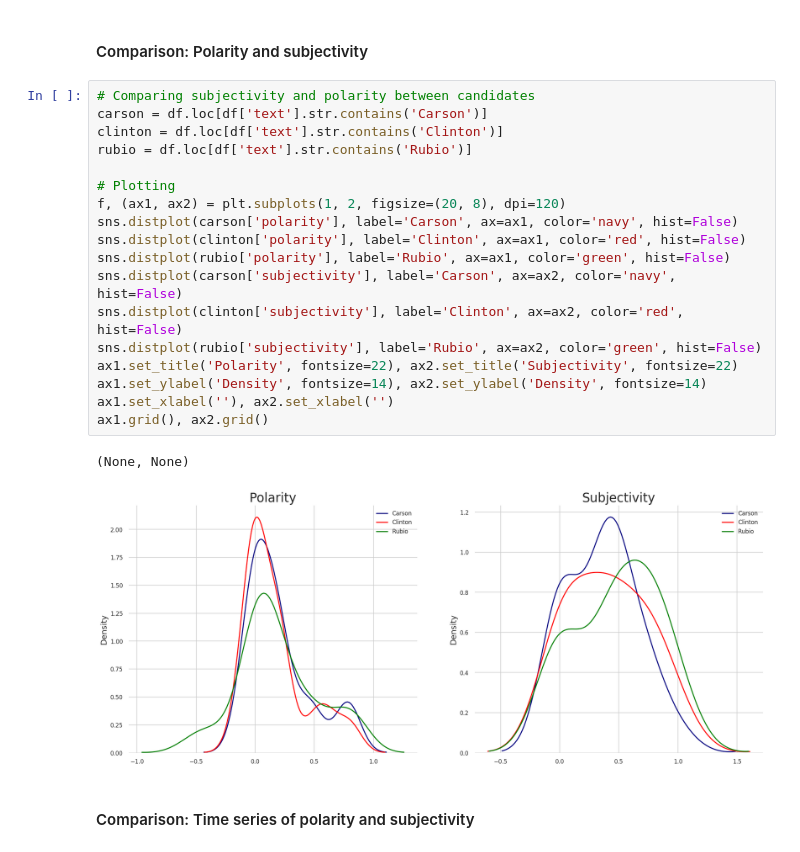
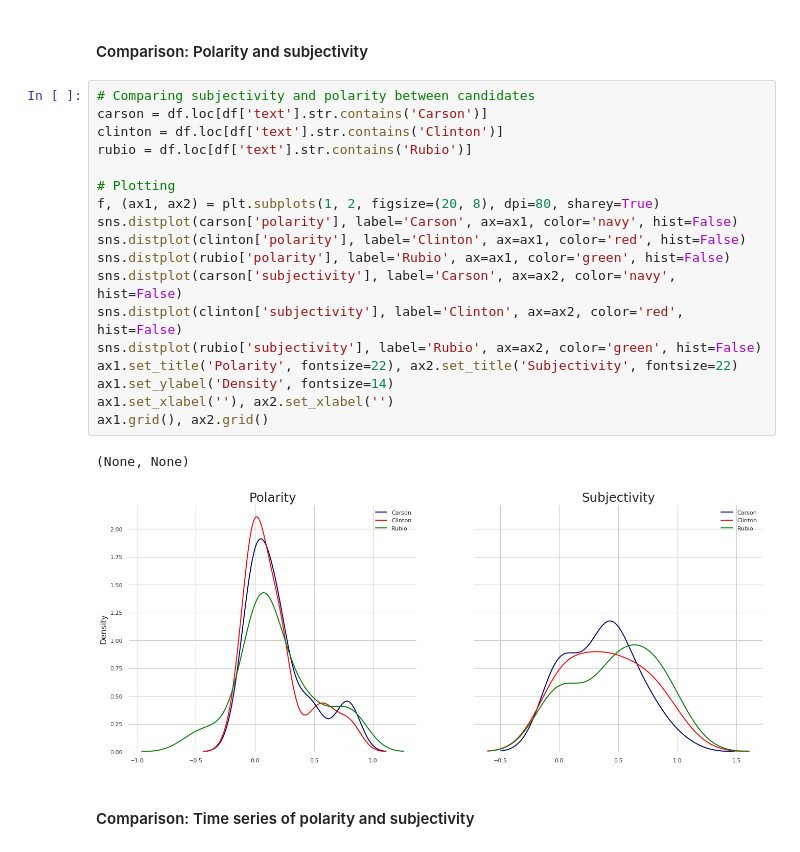
Before and after one commit to wildlyclassyprince/data-playground, a Jupyter notebook: trump_tweets/trump_tweets.ipynb, the cells around one changed output. Saved outputs shown, nothing was run; the diff lists cells and outputs as text.

```diff
--- a/trump_tweets/trump_tweets.ipynb
+++ b/trump_tweets/trump_tweets.ipynb
@@ -599,24 +607,24 @@ g.map_lower(correlations)
 # %%
 # Comparing subjectivity and polarity between candidates
 carson = df.loc[df['text'].str.contains('Carson')]
 clinton = df.loc[df['text'].str.contains('Clinton')]
 rubio = df.loc[df['text'].str.contains('Rubio')]
 
 # Plotting
-f, (ax1, ax2) = plt.subplots(1, 2, figsize=(20, 8), dpi=120)
+f, (ax1, ax2) = plt.subplots(1, 2, figsize=(20, 8), dpi=80, sharey=True)
 sns.distplot(carson['polarity'], label='Carson', ax=ax1, color='navy', hist=False)
 sns.distplot(clinton['polarity'], label='Clinton', ax=ax1, color='red', hist=False)
 sns.distplot(rubio['polarity'], label='Rubio', ax=ax1, color='green', hist=False)
 sns.distplot(carson['subjectivity'], label='Carson', ax=ax2, color='navy', hist=False)
 sns.distplot(clinton['subjectivity'], label='Clinton', ax=ax2, color='red', hist=False)
 sns.distplot(rubio['subjectivity'], label='Rubio', ax=ax2, color='green', hist=False)
 ax1.set_title('Polarity', fontsize=22), ax2.set_title('Subjectivity', fontsize=22)
-ax1.set_ylabel('Density', fontsize=14), ax2.set_ylabel('Density', fontsize=14)
+ax1.set_ylabel('Density', fontsize=14)
 ax1.set_xlabel(''), ax2.set_xlabel('')
 ax1.grid(), ax2.grid()
 # %% [output]
 (None, None)
-[figure, old version]
+[figure, new version]
 # %% [markdown]
 #### Comparison: Time series of polarity and subjectivity
 # %%
```
Also changed, not shown: parts of 16 cells of this notebook.
